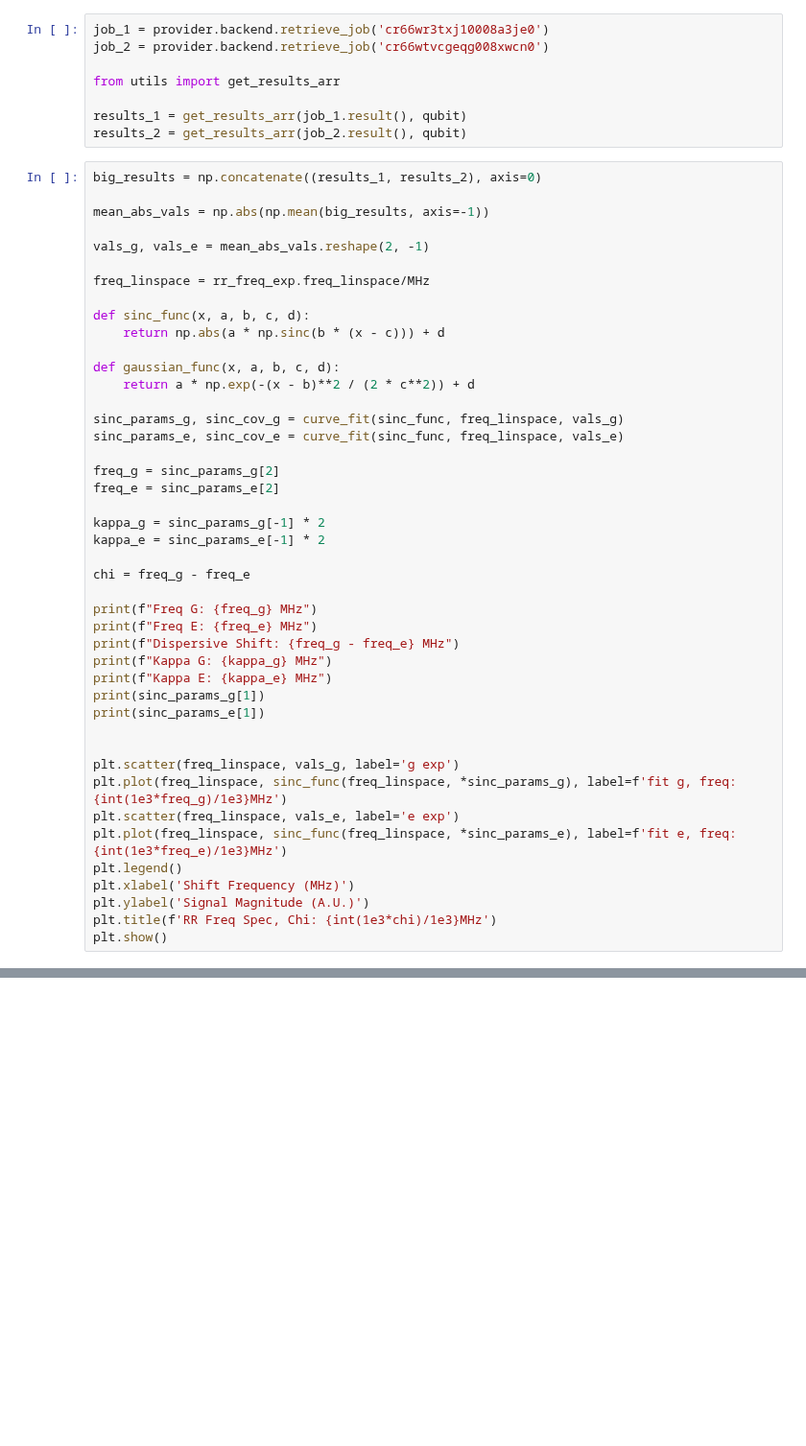
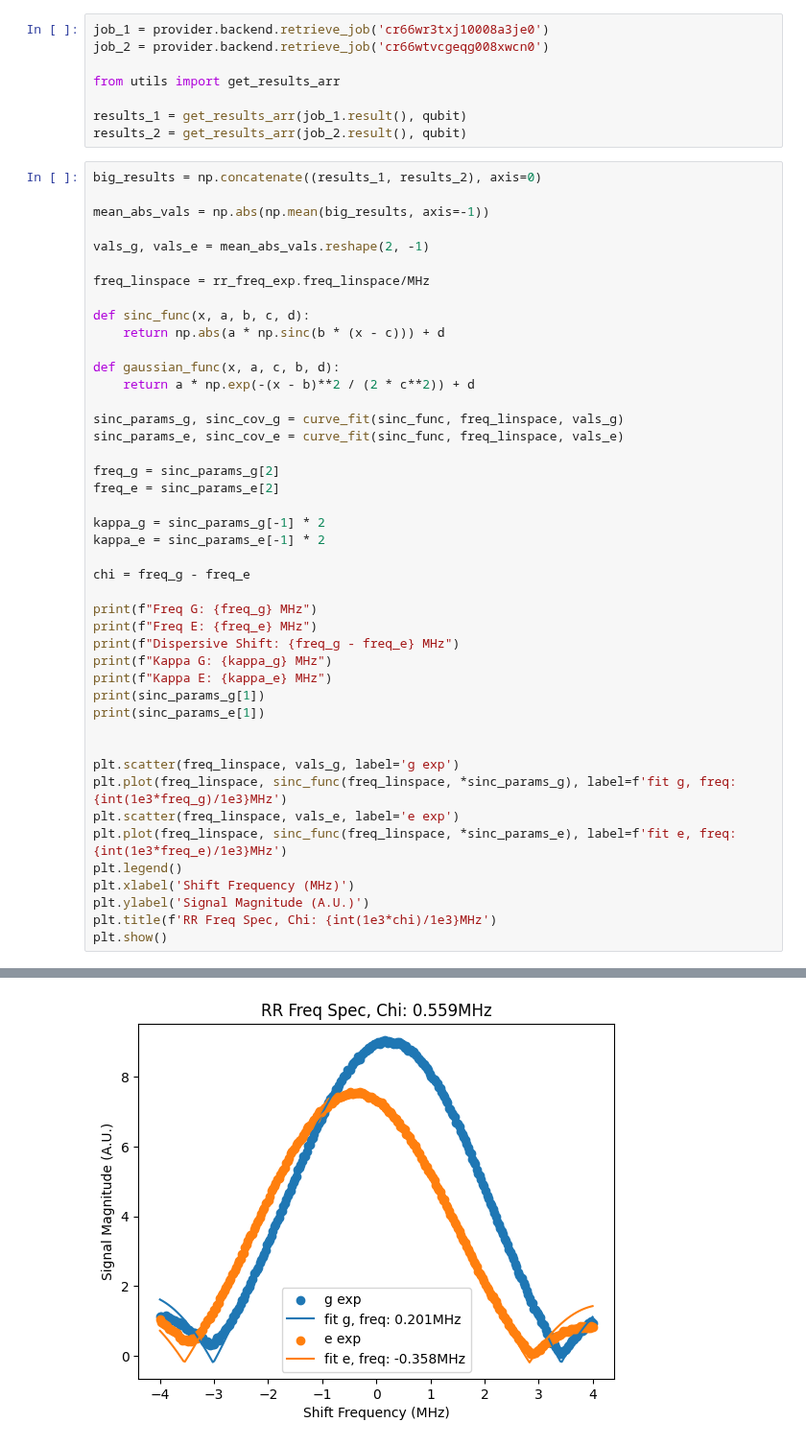
Before and after one commit to AnikenC/ReadoutWithRL, a Jupyter notebook: readoutWithRL/Experiments/chi_exp.ipynb, the cells around one changed output, grey strips where cells are left out. Shown at 96% size. Drawn from its saved outputs; the diff is of its cells as text; blank space fills up the shorter version.

```diff
--- a/readoutWithRL/Experiments/chi_exp.ipynb
+++ b/readoutWithRL/Experiments/chi_exp.ipynb
@@ -169,7 +169,7 @@ freq_linspace = rr_freq_exp.freq_linspace/MHz
 def sinc_func(x, a, b, c, d):
     return np.abs(a * np.sinc(b * (x - c))) + d
 
-def gaussian_func(x, a, b, c, d):
+def gaussian_func(x, a, c, b, d):
     return a * np.exp(-(x - b)**2 / (2 * c**2)) + d
 
 sinc_params_g, sinc_cov_g = curve_fit(sinc_func, freq_linspace, vals_g)
@@ -201,3 +201,4 @@ plt.xlabel('Shift Frequency (MHz)')
 plt.ylabel('Signal Magnitude (A.U.)')
 plt.title(f'RR Freq Spec, Chi: {int(1e3*chi)/1e3}MHz')
 plt.show()
+# %% [output]
@@ -203,0 +212 @@ plt.show()
+[figure, added]
```
Also changed, not shown: parts of 1 cell of this notebook.
